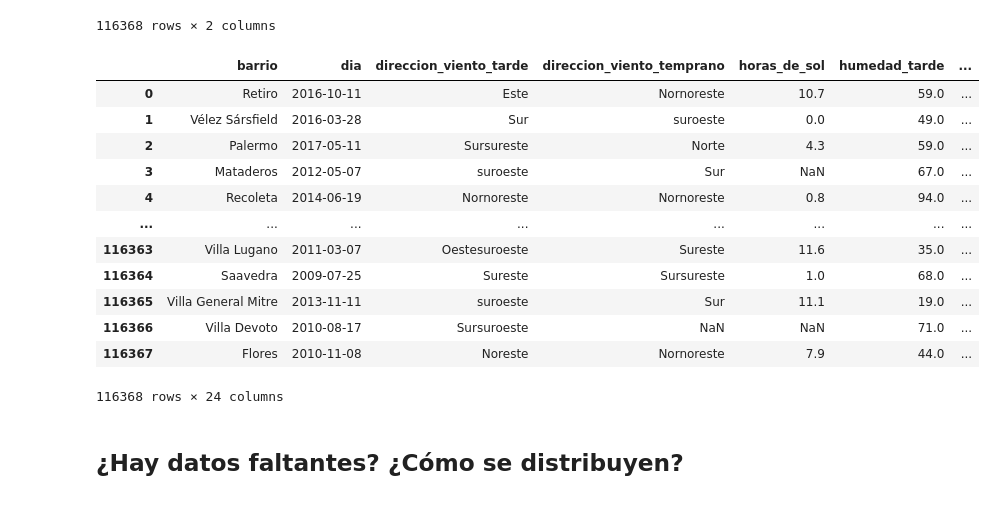
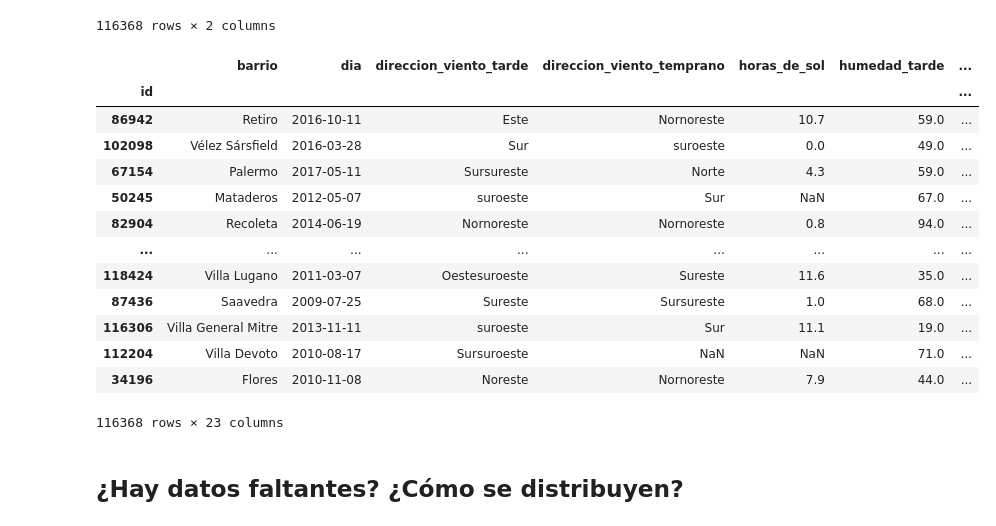
Before and after one commit to fdelu/orga-de-datos, a Jupyter notebook: TP1.ipynb, the cells around one changed output. Drawn from its saved outputs; the diff is of its cells as text; code cells hidden in the pictures.

```diff
--- a/TP1.ipynb
+++ b/TP1.ipynb
@@ -56,22 +56,25 @@ df_target
 | 116367 | 34196 | 1.0 |
 116368 rows × 2 columns
 # %%
-df = df_features.merge(df_target)
+df = df_features.merge(df_target, on = 'id')
+df.set_index("id", inplace=True)
+df_original = df.copy()
 df
 # %% [output]
 |  | barrio | dia | direccion_viento_tarde | direccion_viento_temprano | horas_de_sol | humedad_tarde | ... |
-| 0 | Retiro | 2016-10-11 | Este | Nornoreste | 10.7 | 59.0 | ... |
-| 1 | Vélez Sársfield | 2016-03-28 | Sur | suroeste | 0.0 | 49.0 | ... |
-| 2 | Palermo | 2017-05-11 | Sursureste | Norte | 4.3 | 59.0 | ... |
-| 3 | Mataderos | 2012-05-07 | suroeste | Sur | NaN | 67.0 | ... |
-| 4 | Recoleta | 2014-06-19 | Nornoreste | Nornoreste | 0.8 | 94.0 | ... |
+| id |  |  |  |  |  |  | ... |
+| 86942 | Retiro | 2016-10-11 | Este | Nornoreste | 10.7 | 59.0 | ... |
+| 102098 | Vélez Sársfield | 2016-03-28 | Sur | suroeste | 0.0 | 49.0 | ... |
+| 67154 | Palermo | 2017-05-11 | Sursureste | Norte | 4.3 | 59.0 | ... |
+| 50245 | Mataderos | 2012-05-07 | suroeste | Sur | NaN | 67.0 | ... |
+| 82904 | Recoleta | 2014-06-19 | Nornoreste | Nornoreste | 0.8 | 94.0 | ... |
 | ... | ... | ... | ... | ... | ... | ... | ... |
-| 116363 | Villa Lugano | 2011-03-07 | Oestesuroeste | Sureste | 11.6 | 35.0 | ... |
-| 116364 | Saavedra | 2009-07-25 | Sureste | Sursureste | 1.0 | 68.0 | ... |
-| 116365 | Villa General Mitre | 2013-11-11 | suroeste | Sur | 11.1 | 19.0 | ... |
-| 116366 | Villa Devoto | 2010-08-17 | Sursuroeste | NaN | NaN | 71.0 | ... |
-| 116367 | Flores | 2010-11-08 | Noreste | Nornoreste | 7.9 | 44.0 | ... |
+| 118424 | Villa Lugano | 2011-03-07 | Oestesuroeste | Sureste | 11.6 | 35.0 | ... |
+| 87436 | Saavedra | 2009-07-25 | Sureste | Sursureste | 1.0 | 68.0 | ... |
+| 116306 | Villa General Mitre | 2013-11-11 | suroeste | Sur | 11.1 | 19.0 | ... |
+| 112204 | Villa Devoto | 2010-08-17 | Sursuroeste | NaN | NaN | 71.0 | ... |
+| 34196 | Flores | 2010-11-08 | Noreste | Nornoreste | 7.9 | 44.0 | ... |
-116368 rows × 24 columns
+116368 rows × 23 columns
 # %% [markdown]
 ## ¿Hay datos faltantes? ¿Cómo se distribuyen?
 # %% [markdown]
```
Also changed, not shown: parts of 18 cells of this notebook.
